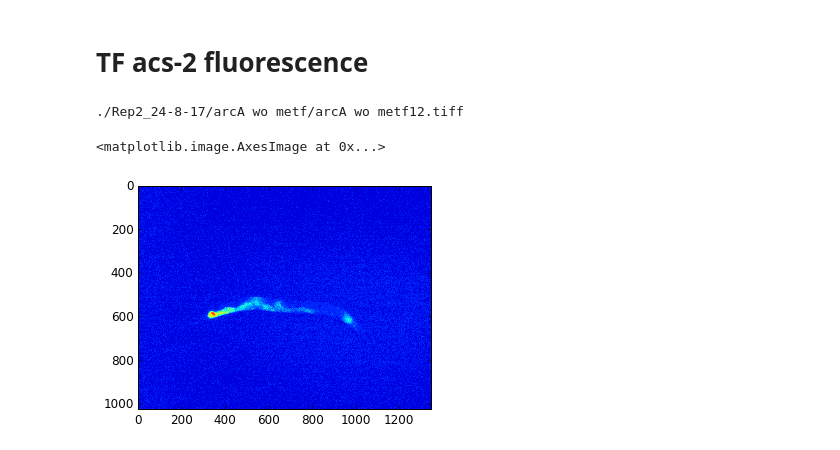
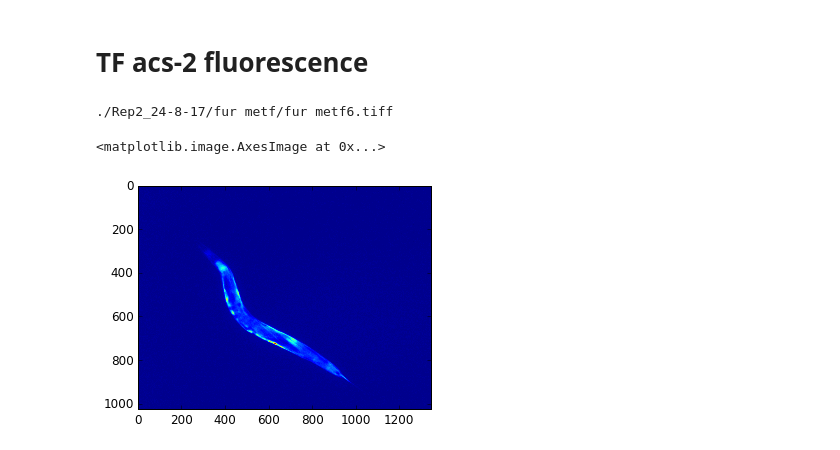
Before and after one commit to PNorvaisas/Celegans_segmentation, a Jupyter notebook: TF_acs-2.ipynb, the cells around one changed output. Drawn from its saved outputs; the diff is of its cells as text; code cells hidden in the pictures.

```diff
--- a/TF_acs-2.ipynb
+++ b/TF_acs-2.ipynb
@@ -58,10 +60,9 @@ size=1000
 # %%
 ### Select file
 
+files=glob.glob("./Rep2*/*/fur metf*.tiff")
 
-files=glob.glob("./Rep2*/*/arcA wo metf*.tiff")
-
-fl=files[5]
+fl=files[6]
 
 
 rep,fol,filt=fl.split('/')[1:]
@@ -69,43 +70,25 @@ fil=filename(filt)[1]
 
 print fl
 # %% [output]
-./Rep2_24-8-17/arcA wo metf/arcA wo metf12.tiff
+./Rep2_24-8-17/fur metf/fur metf6.tiff
 # %%
 ### Load image
 
 image = tiff.imread(fl)
 
 imghsv = color.rgb2hsv(image)
 imgrgb = color.hsv2rgb(imghsv)
 
 gray = color.rgb2gray(image)
-gray_res=exposure.rescale_intensity(gray)
 image_rescale=exposure.rescale_intensity(image)
 
 #Image dimensions
 image.shape
 
-# ra = np.array(image[:,:,0])
-# ga = np.array(image[:,:,1])
-# ba = np.array(image[:,:,2])
+### Label worms
+image_jet=jetimage(gray)
 
-# gray = (0.299*ra + 0.587*ga + 0.114*ba)
-
-
-# Logarithmic
-
-
-
-### Label worms
-
-
-cmap =plt.get_cmap('jet')
-
-image_rgb = cmap(gray_res)
-image_rgb = skimage.img_as_ubyte(np.delete(image_rgb, 3, 2))
-#image_rgbr=exposure.rescale_intensity(image_rgb)
-
-plt.imshow(image_rgb)
+plt.imshow(image_jet)
 # %% [output]
 <matplotlib.image.AxesImage at 0x...>
-[figure, old version]
+[figure, new version]
```
Also changed, not shown: parts of 23 cells of this notebook, 2 other files.
